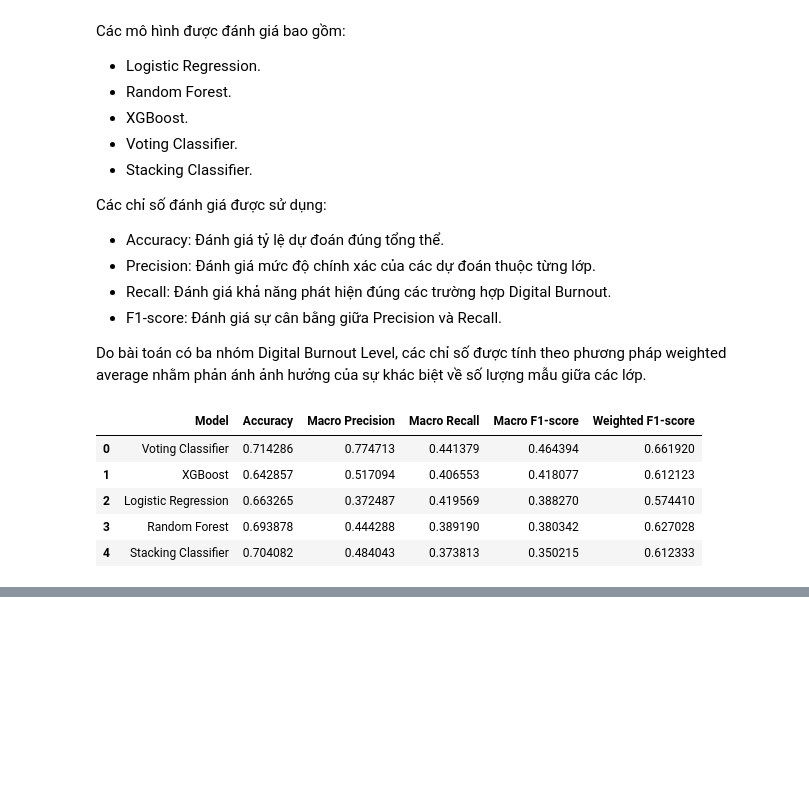
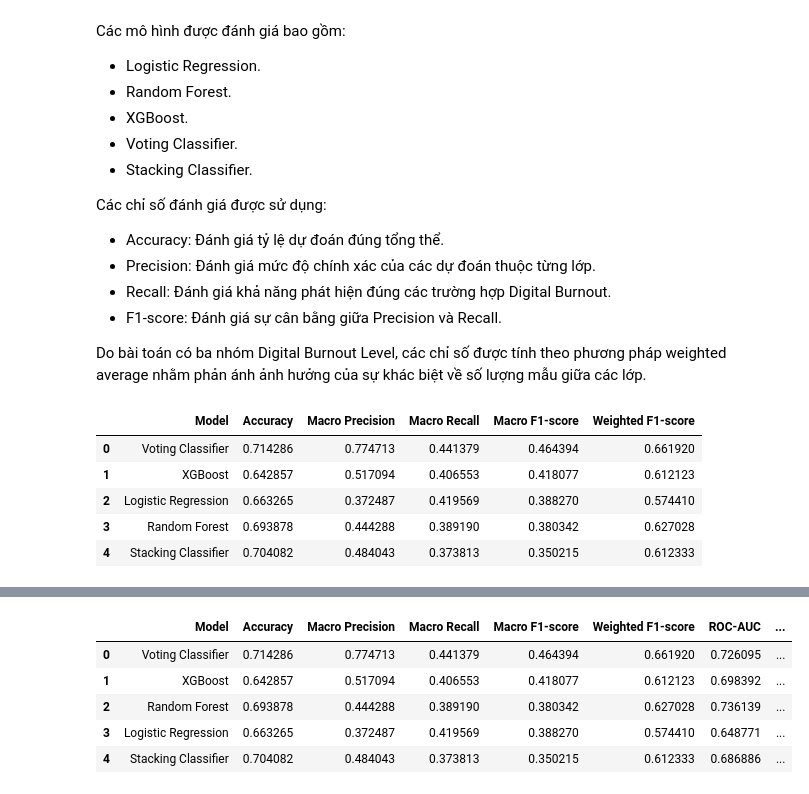
Before and after one commit to NguynnThah/DA016, a Jupyter notebook: notebooks/vietnam_dataset/05_modeling.ipynb, the cells around one changed output, grey strips where cells are left out. Drawn from its saved outputs; the diff is of its cells as text; code cells hidden in the pictures; blank space fills up the shorter version.

```diff
--- a/notebooks/vietnam_dataset/05_modeling.ipynb
+++ b/notebooks/vietnam_dataset/05_modeling.ipynb
@@ -1267,0 +1413,17 @@ display(
+# %%
+roc_table = pd.DataFrame(
+    roc_results.items(),
+    columns=[
+        "Model",
+        "ROC-AUC"
+    ]
+)
+
+roc_table = roc_table.sort_values(
+    by="ROC-AUC",
+    ascending=False
+).reset_index(drop=True)
+
+display(
+    roc_table
+)
@@ -1267,0 +1453,37 @@ display(
+# %%
+# Merge performance table và ROC result
+
+selection_table = performance_table.merge(
+    roc_table,
+    on="Model"
+)
+
+
+# Tính Selection Score
+
+selection_table["Selection Score"] = (
+    0.40 * selection_table["ROC-AUC"]
+    +
+    0.35 * selection_table["Macro Recall"]
+    +
+    0.25 * selection_table["Macro F1-score"]
+)
+
+
+# Sắp xếp
+
+selection_table = selection_table.sort_values(
+    by="Selection Score",
+    ascending=False
+).reset_index(drop=True)
+
+display(
+    selection_table
+)
+# %% [output]
+|  | Model | Accuracy | Macro Precision | Macro Recall | Macro F1-score | Weighted F1-score | ROC-AUC | ... |
+| 0 | Voting Classifier | 0.714286 | 0.774713 | 0.441379 | 0.464394 | 0.661920 | 0.726095 | ... |
+| 1 | XGBoost | 0.642857 | 0.517094 | 0.406553 | 0.418077 | 0.612123 | 0.698392 | ... |
+| 2 | Random Forest | 0.693878 | 0.444288 | 0.389190 | 0.380342 | 0.627028 | 0.736139 | ... |
+| 3 | Logistic Regression | 0.663265 | 0.372487 | 0.419569 | 0.388270 | 0.574410 | 0.648771 | ... |
+| 4 | Stacking Classifier | 0.704082 | 0.484043 | 0.373813 | 0.350215 | 0.612333 | 0.686886 | ... |
```
Also changed, not shown: parts of 23 cells of this notebook.
